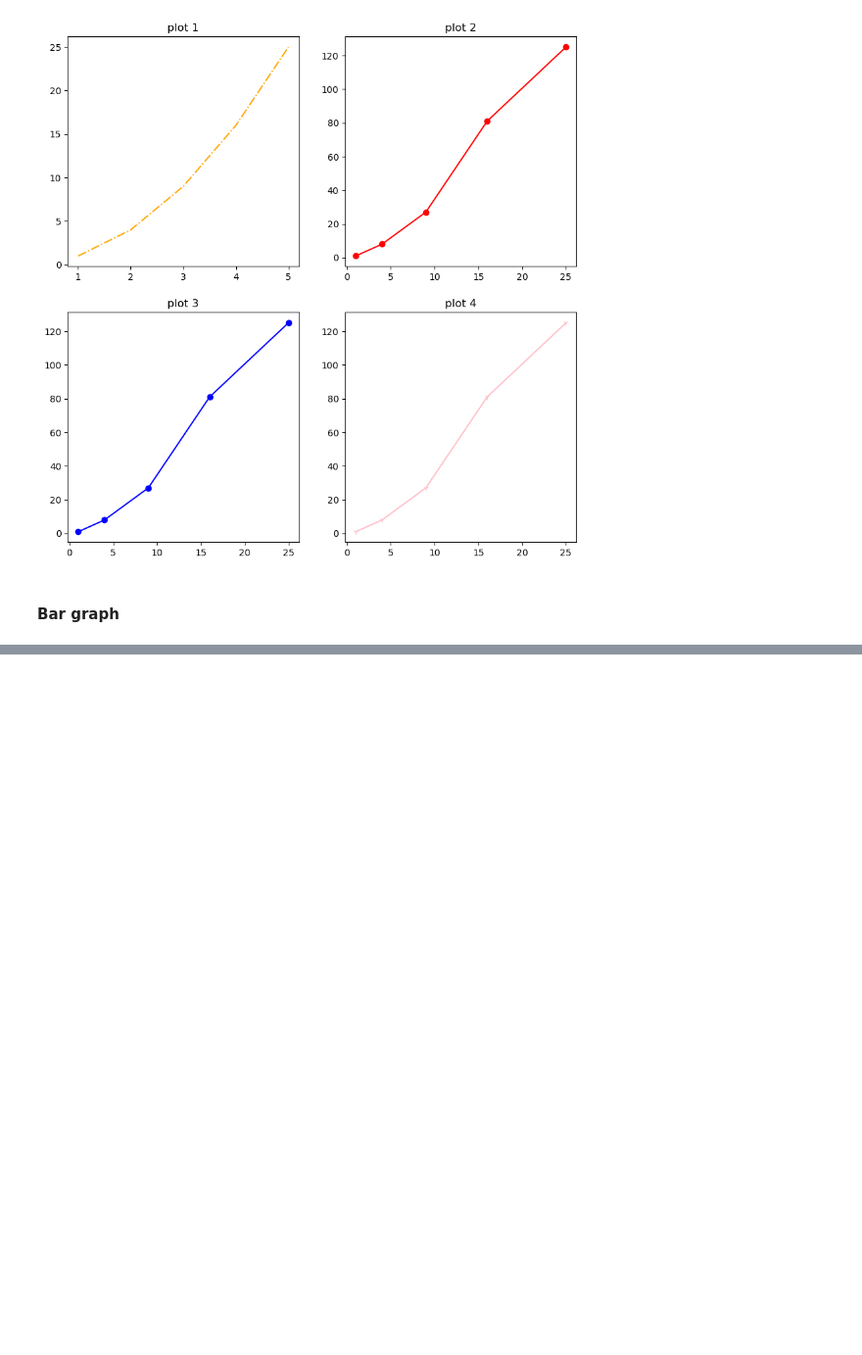
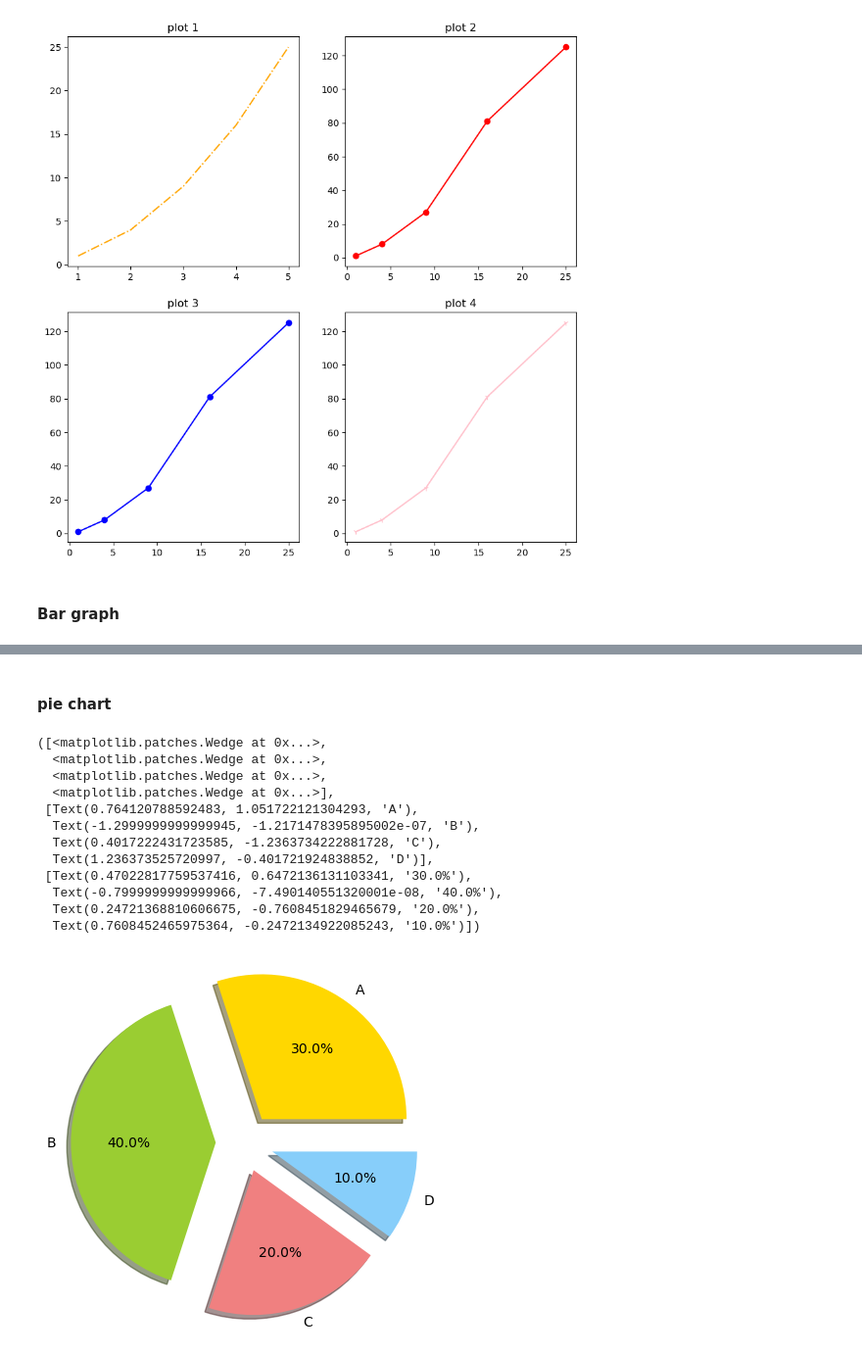
Before and after one commit to PrathmeshNikam821/Data-Science, a Jupyter notebook: Python/10-Data analysis in Python/matplotlib.ipynb, the cells around one changed output, grey strips where cells are left out. Shown at 98% size. Drawn from its saved outputs; the diff is of its cells as text; code cells hidden in the pictures; blank space fills up the shorter version.

```diff
--- a/Python/10-Data analysis in Python/matplotlib.ipynb
+++ b/Python/10-Data analysis in Python/matplotlib.ipynb
@@ -70,0 +116,26 @@ Text(0.5, 1.0, 'plot 4')
+# %% [markdown]
+#### pie chart
+# %%
+labels =['A','B','C','D']
+
+sizes=[30,40,20,10]
+
+colors=['gold','yellowgreen','lightcoral','lightskyblue']
+
+explode = (0.2,0.2,0.2,0.2)
+
+plt.pie(sizes,labels=labels,colors=colors ,autopct="%1.1f%%",shadow=True , explode=explode)
+# %% [output]
+([<matplotlib.patches.Wedge at 0x...>,
+  <matplotlib.patches.Wedge at 0x...>,
+  <matplotlib.patches.Wedge at 0x...>,
+  <matplotlib.patches.Wedge at 0x...>],
+ [Text(0.764120788592483, 1.051722121304293, 'A'),
+  Text(-1.2999999999999945, -1.2171478395895002e-07, 'B'),
+  Text(0.4017222431723585, -1.2363734222881728, 'C'),
+  Text(1.236373525720997, -0.401721924838852, 'D')],
+ [Text(0.47022817759537416, 0.6472136131103341, '30.0%'),
+  Text(-0.7999999999999966, -7.490140551320001e-08, '40.0%'),
+  Text(0.24721368810606675, -0.7608451829465679, '20.0%'),
+  Text(0.7608452465975364, -0.2472134922085243, '10.0%')])
+[figure, added]
```
Also changed, not shown: parts of 10 cells of this notebook.
